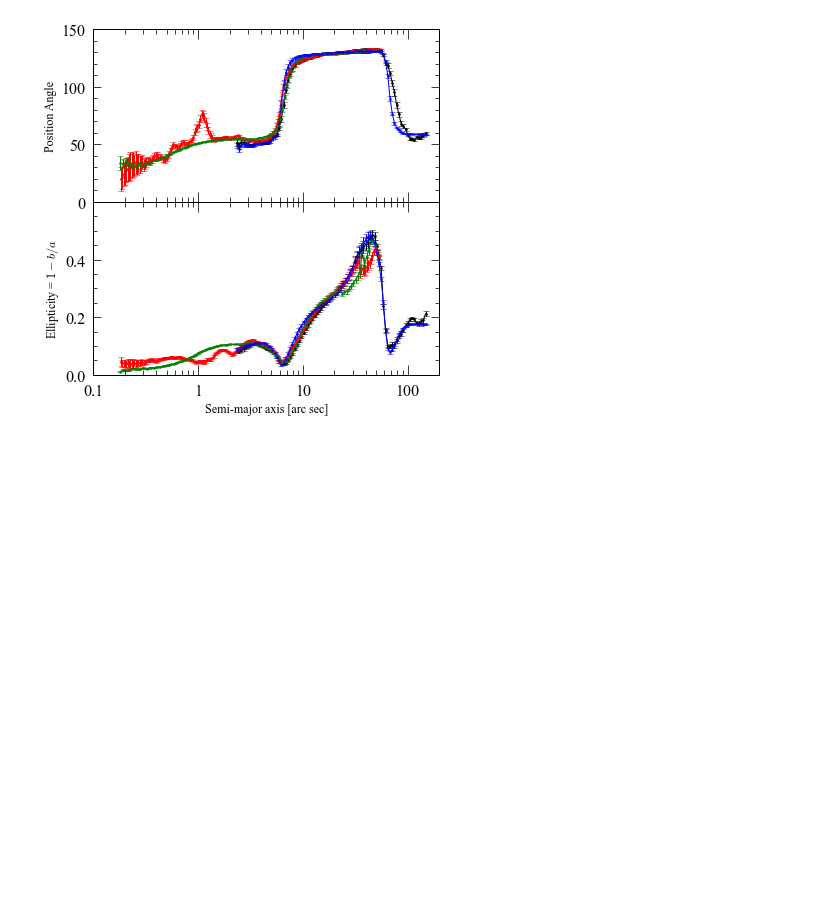
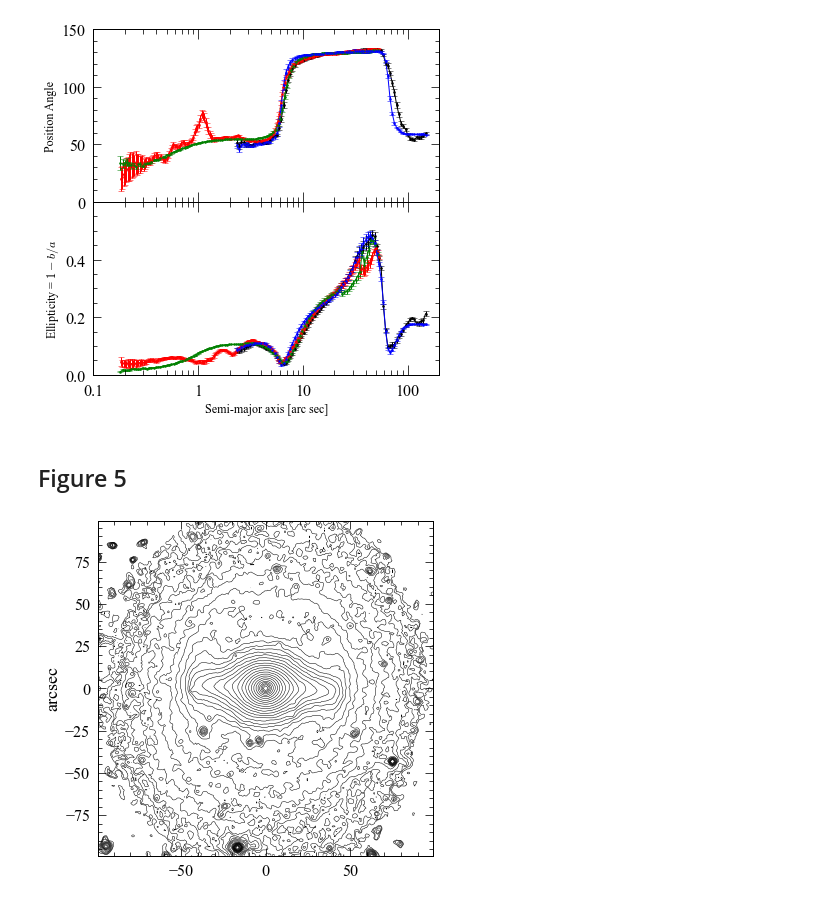
Before and after one commit to perwin/n4608-n4643, a Jupyter notebook: n4608n4643_figures_for_paper.ipynb, the cells around one changed output. Drawn from its saved outputs; the diff is of its cells as text; code cells hidden in the pictures; blank space fills up the shorter version.

```diff
--- a/n4608n4643_figures_for_paper.ipynb
+++ b/n4608n4643_figures_for_paper.ipynb
@@ -136,3 +140,16 @@ if savePlots:
     savefig(fplots+"n4643_efits.pdf")
 # %% [output]
 [figure]
+# %% [markdown]
+## Figure 5
+# %%
+n4608irac1ss_cutout = fits.getdata(dataDir + "spitzer_images/n4608irac1ss_fitted_cutout.fits")
+n4608irac1ss_cutout_m5 = median_filter(n4608irac1ss_cutout, 5)
+n4608f160w_im = fits.getdata(dataDir+"hst_images/n4608_f160w_derot.fits")
+# %%
+pu.nicecont(n4608irac1ss_cutout_m5, 166,166,330, log=True,levels=np.arange(0.8,4,0.1),\
+pix=0.6,axisLabel='arcsec',printAxisLabels='y',labelSize=18)
+if savePlots:
+    savefig(fplots+"n4608irac1ss_fitted_cutout_square_cont.pdf")
+# %% [output]
+[figure, added]
```
Also changed, not shown: parts of 27 cells of this notebook, 6 other files.
